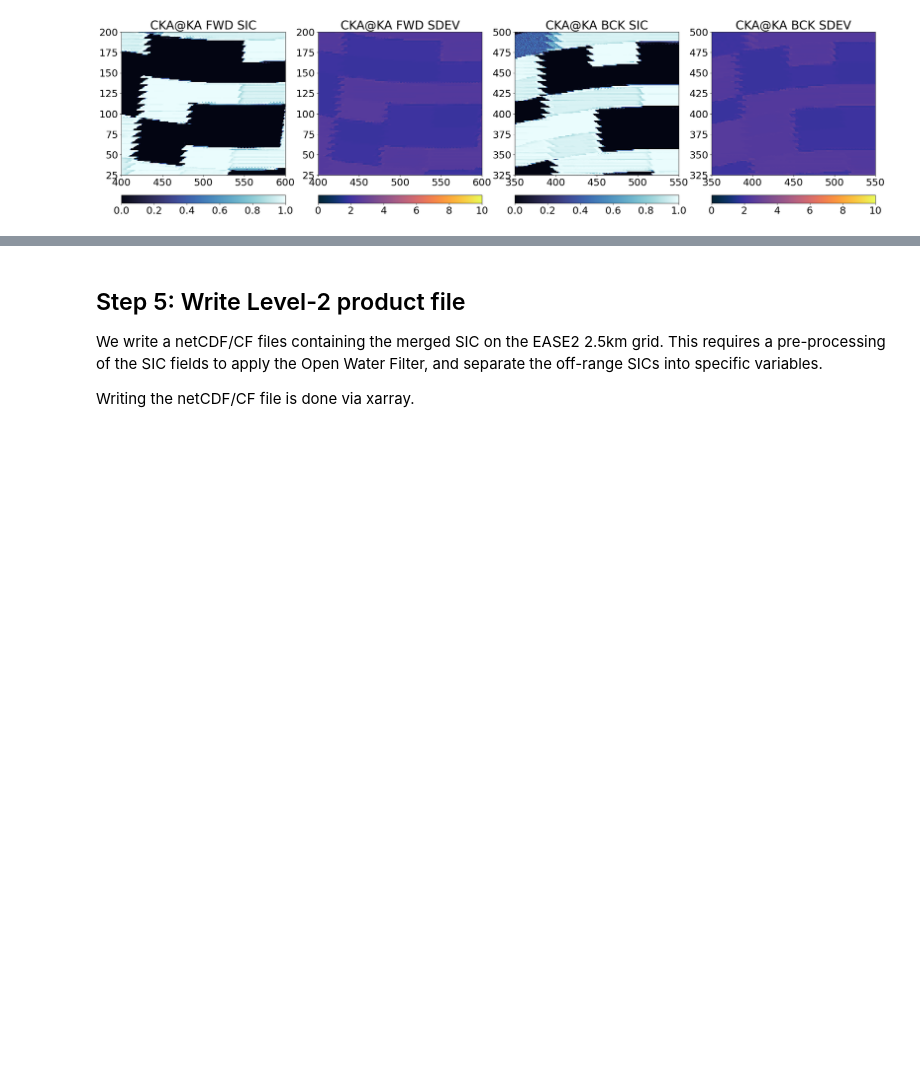
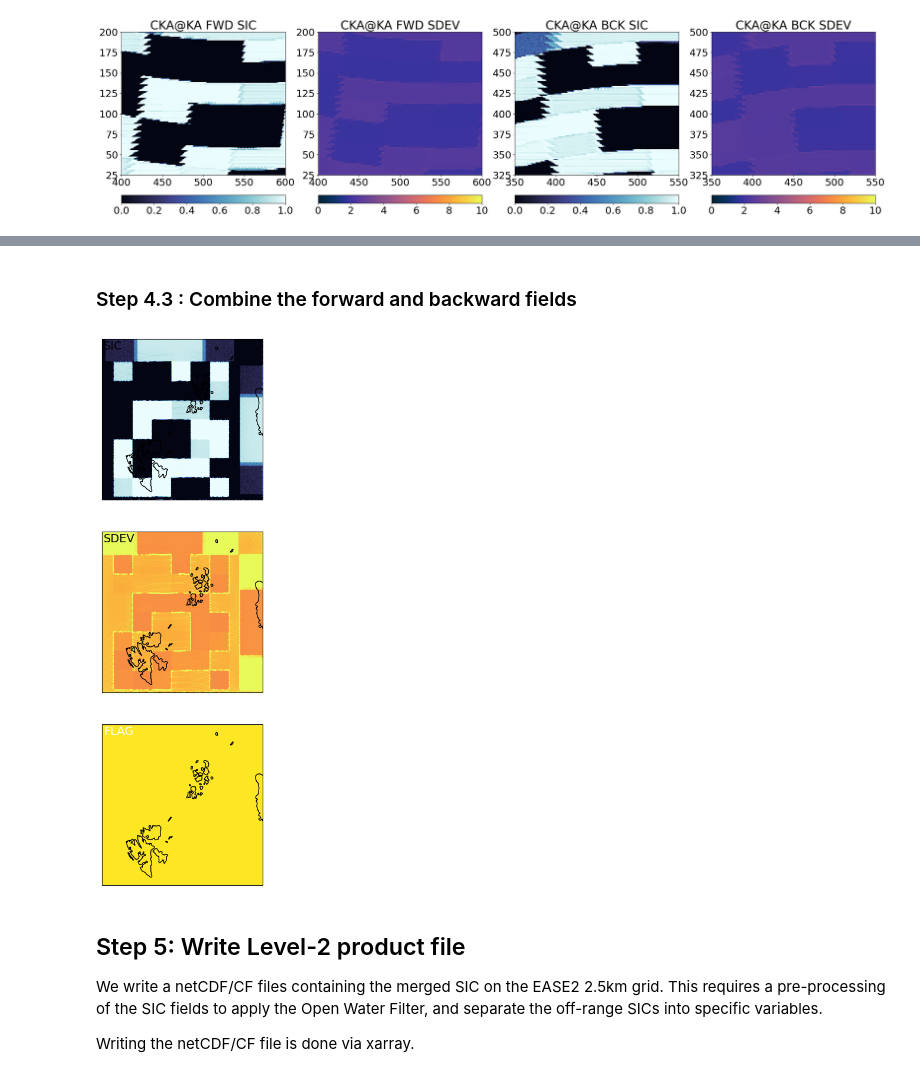
Before and after one commit to CIMR-Algos/SeaIceConcentration_ATBD_v2, a Jupyter notebook: algorithm/CIMR L2 Sea Ice Concentration algorithm.ipynb, the cells around one changed output, grey strips where cells are left out. Drawn from its saved outputs; the diff is of its cells as text; code cells hidden in the pictures; blank space fills up the shorter version.

```diff
--- a/algorithm/CIMR L2 Sea Ice Concentration algorithm.ipynb
+++ b/algorithm/CIMR L2 Sea Ice Concentration algorithm.ipynb
@@ -495,0 +524,2 @@ plt.show()
+# %% [markdown]
+### Step 4.3 : Combine the forward and backward fields
@@ -496,3 +551,24 @@ plt.show()
+# %%
+# visualize / plot
+fig, ax = plt.subplots(nrows=3, ncols=1, sharex=True, sharey=True, figsize=(8,12), subplot_kw=dict(projection=cart_crs))
+# first row : SICs
+ax[0].imshow(mrg_grd[algo].sic, transform=cart_crs, extent=cart_crs.bounds, origin='upper',
+              cmap=cmap,vmin=vmin,vmax=vmax)
+ax[0].coastlines()
+ax[0].text(0.01,0.99,'SIC',va='top',fontsize=14,transform=ax[0].transAxes)
+# second row : SDEVs
+ax[1].imshow(mrg_grd[algo].sdev, transform=cart_crs, extent=cart_crs.bounds, origin='upper',
+              cmap=ucmap,vmin=umin,vmax=umax)
+ax[1].coastlines()
+ax[1].text(0.01,0.99,'SDEV',va='top',fontsize=14,transform=ax[1].transAxes)
+# second row : FLAG
+ax[2].imshow(mrg_grd_flag, transform=cart_crs, extent=cart_crs.bounds, origin='upper',vmin=0,vmax=3)
+ax[2].coastlines()
+ax[2].text(0.01,0.99,'FLAG',va='top',fontsize=14,transform=ax[2].transAxes,color='w')
+
+plt.show()
+# %% [output]
+[figure, added]
 # %% [markdown]
 ## Step 5: Write Level-2 product file
 
```
Also changed, not shown: parts of 21 cells of this notebook.
